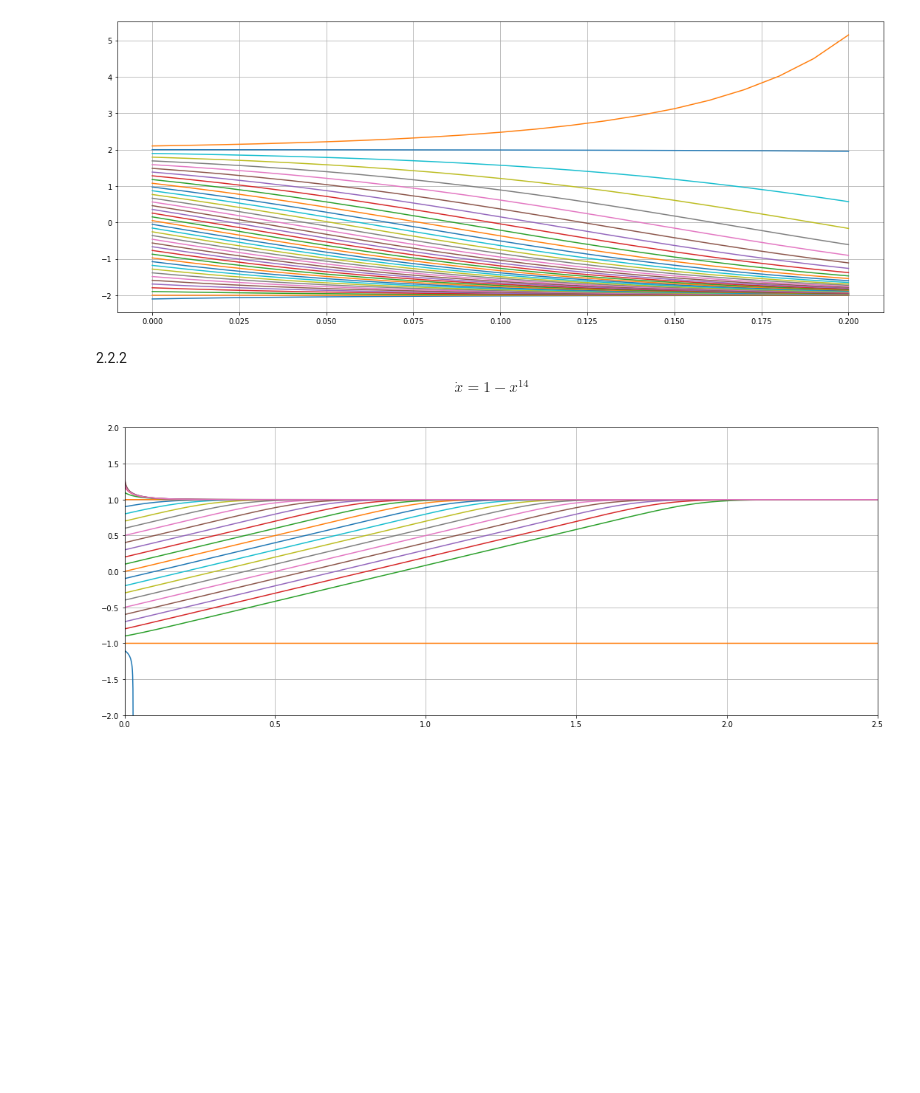
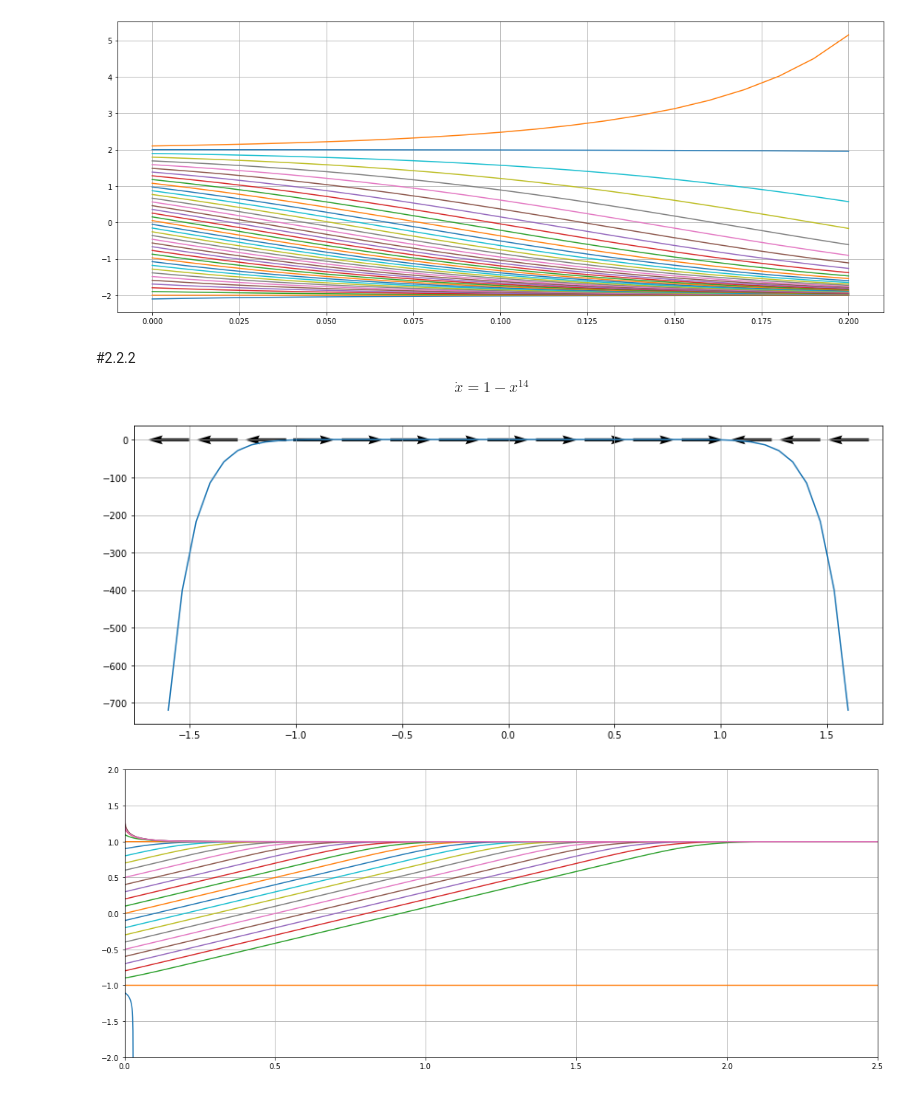
Before and after one commit to Immaczx/ModeladoySimulacion, a Jupyter notebook: Tarea_1.ipynb, the cells around one changed output. Drawn from its saved outputs; the diff is of its cells as text; code cells hidden in the pictures; blank space fills up the shorter version.

```diff
--- a/Tarea_1.ipynb
+++ b/Tarea_1.ipynb
@@ -80,7 +98,24 @@ plt.grid()
 # %% [output]
 [figure]
 # %% [markdown]
-2.2.2 $$\dot{x}=1-x^{14} $$
+#2.2.2 $$\dot{x}=1-x^{14} $$
+# %%
+def g(y):
+  crecimiento = 1-y**14
+  return crecimiento
+
+x=np.linspace(-1.6,1.6,50)
+X, Y = np.meshgrid(np.linspace(-1.6,1.6,15), 0)
+U = g(X)/abs(g(X))
+V = 0
+fig, ax = plt.subplots(figsize=(12,5))
+Q = ax.quiver(X, Y, U, V, pivot='mid', width=0.004)
+
+plt.plot(x,g(x))
+plt.tight_layout()
+plt.grid()
+# %% [output]
+[figure, added]
 # %%
 def g(y):
   crecimiento = 1-y**14
```
Also changed, not shown: parts of 52 cells of this notebook.
